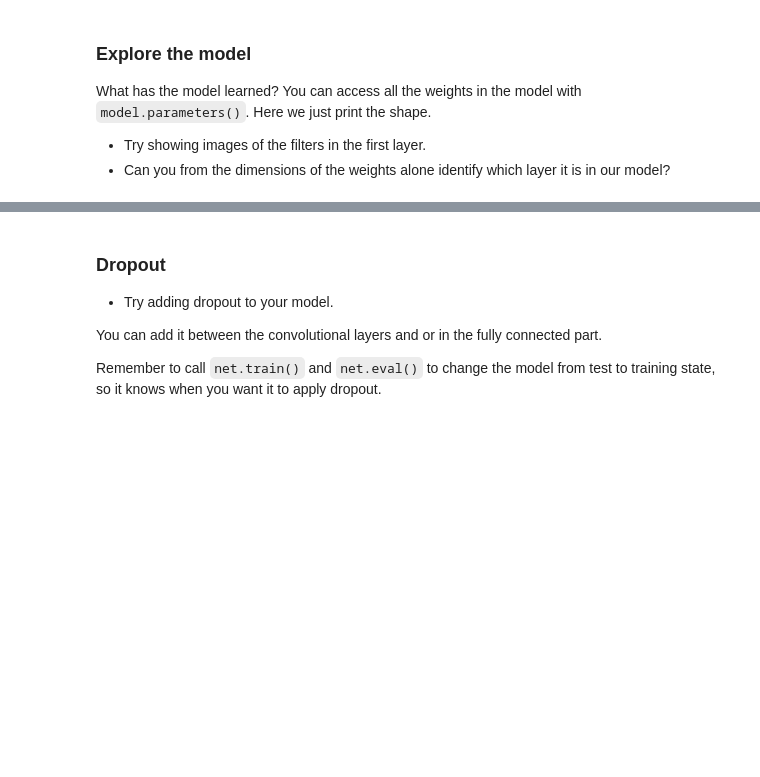
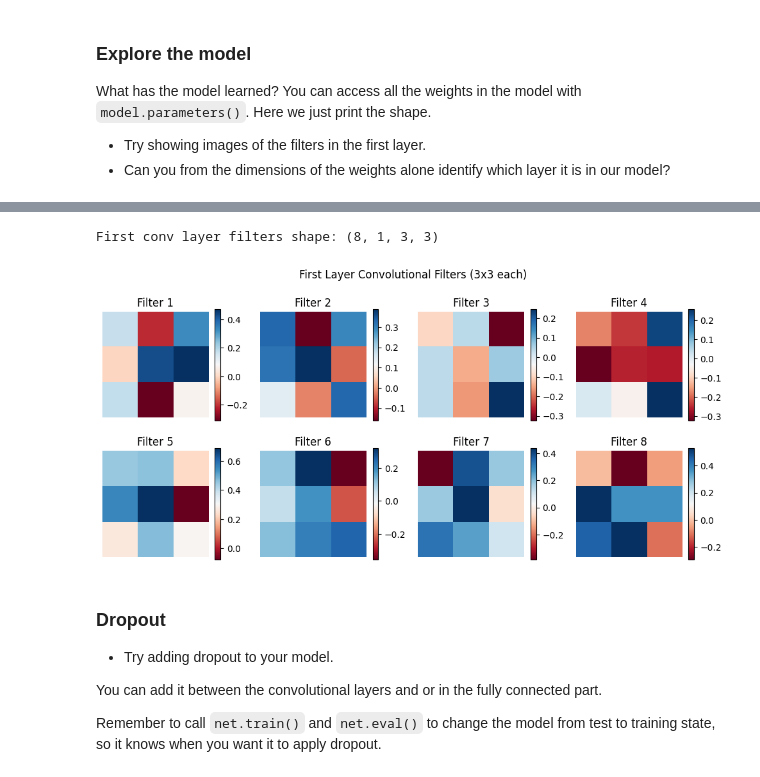
Before and after one commit to linusjuni/deep-learning-in-computer-vision, a Jupyter notebook: week_2/w2_exercises.ipynb, the cells around one changed output, grey strips where cells are left out. Cells and saved outputs as stored; diff of their text form; code cells hidden in the pictures; blank space fills up the shorter version.

```diff
--- a/week_2/w2_exercises.ipynb
+++ b/week_2/w2_exercises.ipynb
@@ -75,6 +76,7 @@ class Network(nn.Module):
         self.fully_connected = nn.Sequential(
                 nn.Linear(14*14*16, 500),
                 nn.ReLU(),
+                nn.Dropout(p=0.5),
                 nn.Linear(500, 10),
                 nn.Softmax(dim=1)
         )
@@ -108,6 +110,7 @@ num_epochs = 5
 
 for epoch in tqdm(range(num_epochs), unit='epoch'):
     #For each epoch
+    model.train()
     train_correct = 0
     for minibatch_no, (data, target) in tqdm(enumerate(train_loader), total=len(train_loader)):
         data, target = data.to(device), target.to(device)
@@ -125,8 +128,10 @@ for epoch in tqdm(range(num_epochs), unit='epoch'):
         #Compute how many were correctly classified
         predicted = output.argmax(1)
         train_correct += (target==predicted).sum().cpu().item()
+
     #Comput the test accuracy
     test_correct = 0
+    model.eval()
     for data, target in test_loader:
         data = data.to(device)
         with torch.no_grad():
@@ -201,3 +235,35 @@ What has the model learned? You can access all the weights in the model with `mo
+# %%
+first_conv_layer = model.convolutional[0]  # First layer in the sequential
+filters = first_conv_layer.weight.data.cpu().numpy()
+
+print(f"First conv layer filters shape: {filters.shape}")
+
+# Plot the 8 filters
+fig, axes = plt.subplots(2, 4, figsize=(10, 5))
+fig.suptitle('First Layer Convolutional Filters (3x3 each)')
+
+for i in range(8):
+    row = i // 4
+    col = i % 4
+
+    # Get the filter (remove input channel dimension since it's 1)
+    filter_img = filters[i, 0, :, :]
+
+    # Normalize for better visualization
+    vmin, vmax = filter_img.min(), filter_img.max()
+
+    im = axes[row, col].imshow(filter_img, cmap='RdBu', vmin=vmin, vmax=vmax)
+    axes[row, col].set_title(f'Filter {i+1}')
+    axes[row, col].axis('off')
+
+    # Add colorbar for each filter
+    plt.colorbar(im, ax=axes[row, col], shrink=0.8)
+
+plt.tight_layout()
+plt.show()
+# %% [output]
+First conv layer filters shape: (8, 1, 3, 3)
+[figure, added]
 # %% [markdown]
 ### Dropout
  * Try adding dropout to your model.
```
Also changed, not shown: parts of 5 cells of this notebook.
